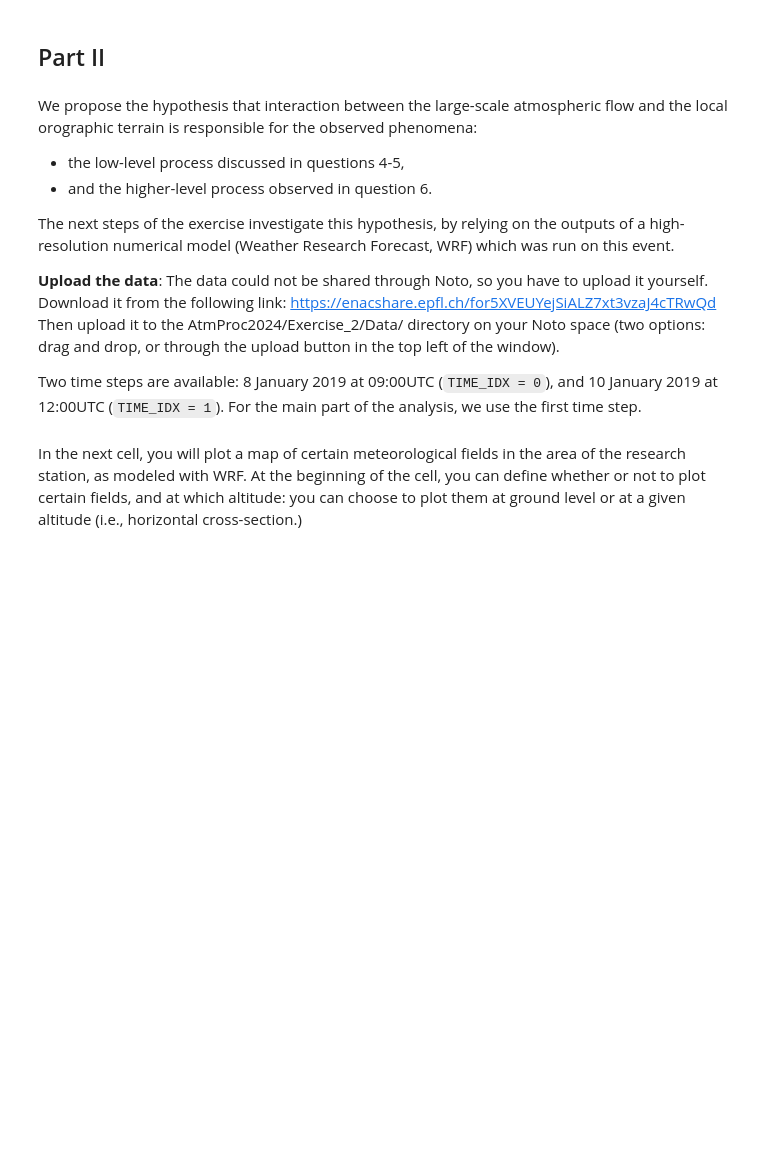
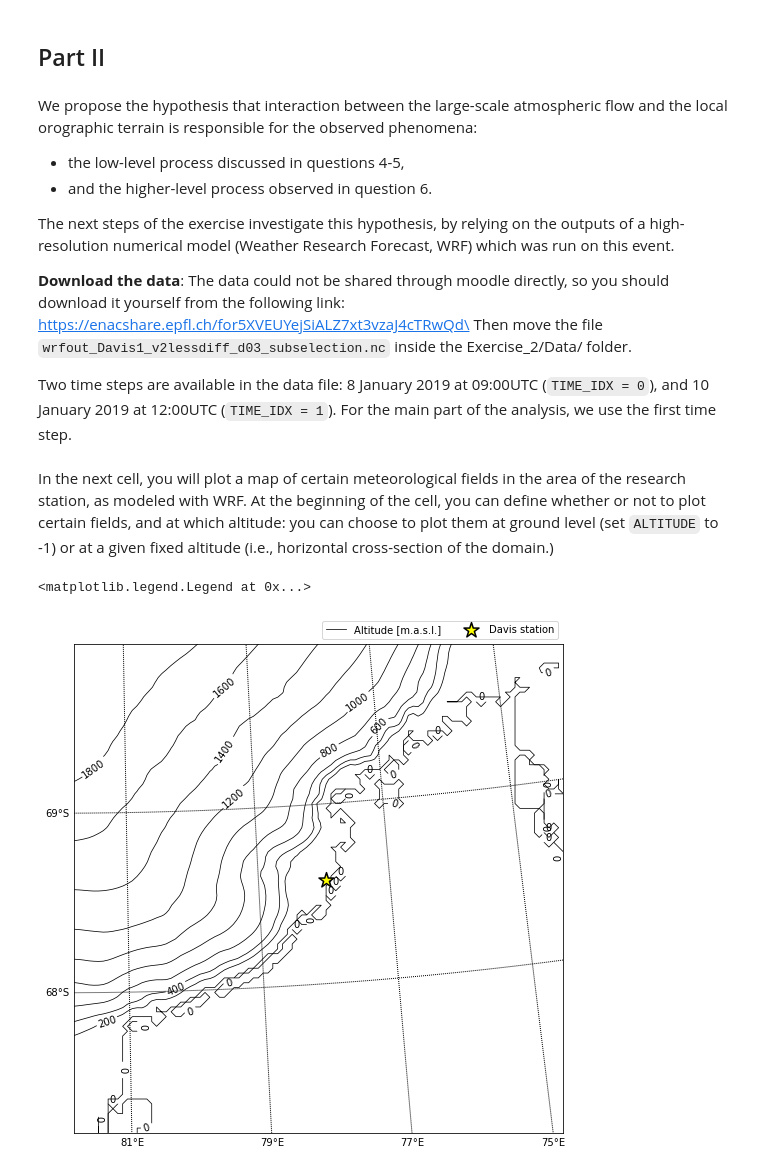
Before and after one commit to ltelab/AtmProc2024, a Jupyter notebook: Exercise_2/Exercise_2.ipynb, the cells around one changed output. Drawn from its saved outputs; the diff is of its cells as text; code cells hidden in the pictures; blank space fills up the shorter version.

```diff
--- a/Exercise_2/Exercise_2.ipynb
+++ b/Exercise_2/Exercise_2.ipynb
@@ -216,10 +248,10 @@ We propose the hypothesis that interaction between the large-scale atmospheric f
 
 The next steps of the exercise investigate this hypothesis, by relying on the outputs of a high-resolution numerical model (Weather Research Forecast, WRF) which was run on this event.
 
-**Upload the data**: The data could not be shared through Noto, so you have to upload it yourself. Download it from the following link: https://enacshare.epfl.ch/for5XVEUYejSiALZ7xt3vzaJ4cTRwQd
-Then upload it to the AtmProc2024/Exercise_2/Data/ directory on your Noto space (two options: drag and drop, or through the upload button in the top left of the window).
+**Download the data**: The data could not be shared through moodle directly, so you should download it yourself from the following link: https://enacshare.epfl.ch/for5XVEUYejSiALZ7xt3vzaJ4cTRwQd\
+Then move the file `wrfout_Davis1_v2lessdiff_d03_subselection.nc` inside the Exercise_2/Data/ folder.
 
-Two time steps are available: 8 January 2019 at 09:00UTC (`TIME_IDX = 0`), and 10 January 2019 at 12:00UTC (`TIME_IDX = 1`). For the main part of the analysis, we use the first time step.
+Two time steps are available in the data file: 8 January 2019 at 09:00UTC (`TIME_IDX = 0`), and 10 January 2019 at 12:00UTC (`TIME_IDX = 1`). For the main part of the analysis, we use the first time step.
 # %%
 %reset -f
 
@@ -261,7 +293,7 @@ es_i=A_i* np.exp(-((B_i)/temp))
 rh_i=rh_lw*(es_w/es_i)
 # %% [markdown]
 In the next cell, you will plot a map of certain meteorological fields in the area of the research station, as modeled with WRF.
-At the beginning of the cell, you can define whether or not to plot certain fields, and at which altitude: you can choose to plot them at ground level or at a given altitude (i.e., horizontal cross-section.)
+At the beginning of the cell, you can define whether or not to plot certain fields, and at which altitude: you can choose to plot them at ground level (set `ALTITUDE` to -1) or at a given fixed altitude (i.e., horizontal cross-section of the domain.)
 # %%
 # 1 - Define whether to display horizontal wind field and how
 # Wind barbs are a concise way of representing the horizontal wind field with speed and direction. They follow a specific convention (detailed here for instance: https://www.weather.gov/hfo/windbarbinfo)
@@ -279,6 +311,7 @@ ANGLE = 0
 # 4 - Define whether to display the cumulated precipitation (for question 13).
 PCUM_CONTOURS = False
 
+###############################################################################
 
 # Get the lat/lon coordinates
 lats, lons = wrf.latlon_coords(h)
@@ -295,8 +328,6 @@ levels = np.arange(0,2000,200)
 contours = bm.contour(x, y, wrf.to_np(ter), levels=levels, colors="black",linewidths=.75)
 plt.clabel(contours, inline=1, fontsize=10, fmt="%i")
 ax.plot([-1,-1],[-1,-1], lw = .75, label='Altitude [m.a.s.l.]',color='black')
-ncols = 1
-
 
 # Add the geographic boundaries
 bm.drawcoastlines(linewidth=1.5)
@@ -307,8 +338,8 @@ bm.drawmeridians(np.arange(75.,82.,2.), labels=[0,0,0,1])
 
 # Add Davis station location
 xd,yd = bm(lon_Davis,lat_Davis)
-bm.scatter(xd,yd,marker='*',color='yellow',edgecolor='k',s=250,zorder=100,linewidth=1.5)
-
+bm.scatter(xd,yd,marker='*',color='yellow',edgecolor='k',s=250,zorder=100,linewidth=1.5, label = 'Davis station')
+ncols = 2
 
 # Add the wind barbs
 if WIND_BARBS:
@@ -327,33 +358,36 @@ if WIND_BARBS:
 if W_WIND_CONTOURS:
     if W_WIND_ALTITUDE > 0:
         w_field = wrf.interplevel(wa, h, W_WIND_ALTITUDE)
     else:
         w_field = wa[0]
 
     w_levels = np.linspace(-1.5,1.5,100,endpoint=True)
     wspd_contours = bm.contourf(x, y, wrf.to_np(w_field), w_levels, cmap="seismic",extend="both")
     cbar_ticks = np.linspace(-1.5,1.5,7, endpoint=True)
     cbar = plt.colorbar(wspd_contours, ax=ax, fraction=0.046, pad=0.04, label = 'Vertical wind [m s$^{-1}$]')
     cbar.set_ticks(cbar_ticks)
 
 
 if PCUM_CONTOURS:
     pcum_levels = np.arange(0,50,1)#,endpoint=True)
     pcum_contours = bm.contourf(x, y, wrf.to_np(pcum), pcum_levels, cmap='Blues',extend="max")
     cbar = plt.colorbar(pcum_contours, ax=ax, fraction=0.046, pad=0.04, label = 'Cumulated precip. [mm]')
 
 
 # Add the direction of the vertical cross-section
 if PLOT_CROSS_SECT_LINE:
     ter_line = wrf.interpline(ter, wrfin=nc, pivot_point=pivot_point, angle=ANGLE,latlon = True, meta=True)
     coord_pairs = wrf.to_np(ter_line.coords["xy_loc"])
     latline = [cc.lat for cc in coord_pairs]
     lonline = [cc.lon for cc in coord_pairs]
     xline,yline = bm(lonline,latline)
     bm.plot(xline,yline,'-',color='fuchsia',lw=2.5, label='cross-section')
     ncols +=2
 
 ax.legend(bbox_to_anchor=(1,1), loc='lower right',ncol=ncols)
+# %% [output]
+<matplotlib.legend.Legend at 0x...>
+[figure, added]
 # %% [markdown]
 
 >**Question 9** Look at the map with no meteorological fields plotted (only terrain contours). Briefly describe the topography.
```
Also changed, not shown: parts of 14 cells of this notebook.
